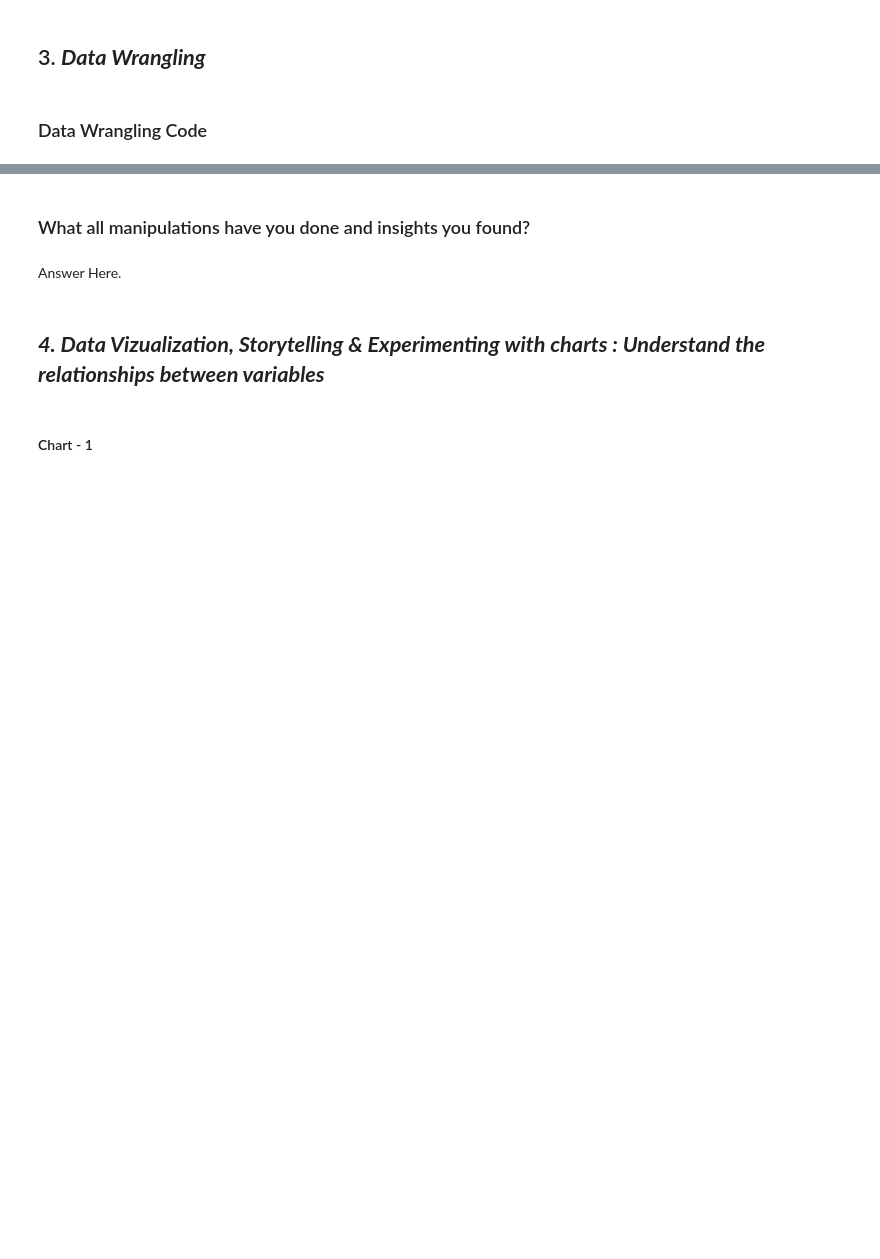
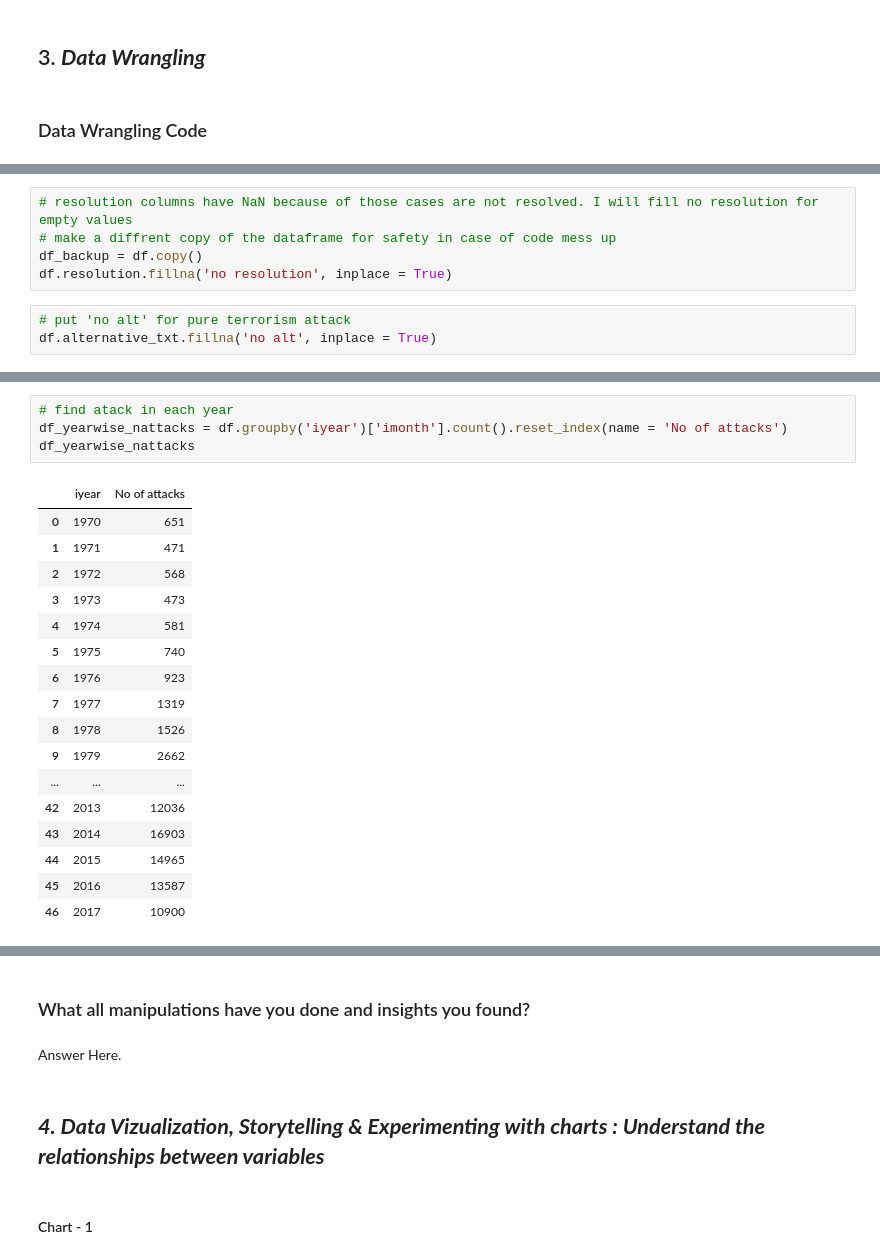
Before and after one commit to varshil009/Data-Visualization, a Jupyter notebook: global_terrorism_EDA.ipynb, the cells around one changed output, grey strips where cells are left out. Saved outputs shown, nothing was run; the diff lists cells and outputs as text; blank space fills up the shorter version.

```diff
--- a/global_terrorism_EDA.ipynb
+++ b/global_terrorism_EDA.ipynb
@@ -162,0 +268,8 @@ for x in df.columns:
+# %%
+# resolution columns have NaN because of those cases are not resolved. I will fill no resolution for empty values
+# make a diffrent copy of the dataframe for safety in case of code mess up
+df_backup = df.copy()
+df.resolution.fillna('no resolution', inplace = True)
+# %%
+# put 'no alt' for pure terrorism attack
+df.alternative_txt.fillna('no alt', inplace = True)
@@ -162,0 +309,22 @@ for x in df.columns:
+# %%
+# find atack in each year
+df_yearwise_nattacks = df.groupby('iyear')['imonth'].count().reset_index(name = 'No of attacks')
+df_yearwise_nattacks
+# %% [output]
+|  | iyear | No of attacks |
+| 0 | 1970 | 651 |
+| 1 | 1971 | 471 |
+| 2 | 1972 | 568 |
+| 3 | 1973 | 473 |
+| 4 | 1974 | 581 |
+| 5 | 1975 | 740 |
+| 6 | 1976 | 923 |
+| 7 | 1977 | 1319 |
+| 8 | 1978 | 1526 |
+| 9 | 1979 | 2662 |
+| ... | ... | ... |
+| 42 | 2013 | 12036 |
+| 43 | 2014 | 16903 |
+| 44 | 2015 | 14965 |
+| 45 | 2016 | 13587 |
+| 46 | 2017 | 10900 |
```
Also changed, not shown: parts of 31 cells of this notebook.
